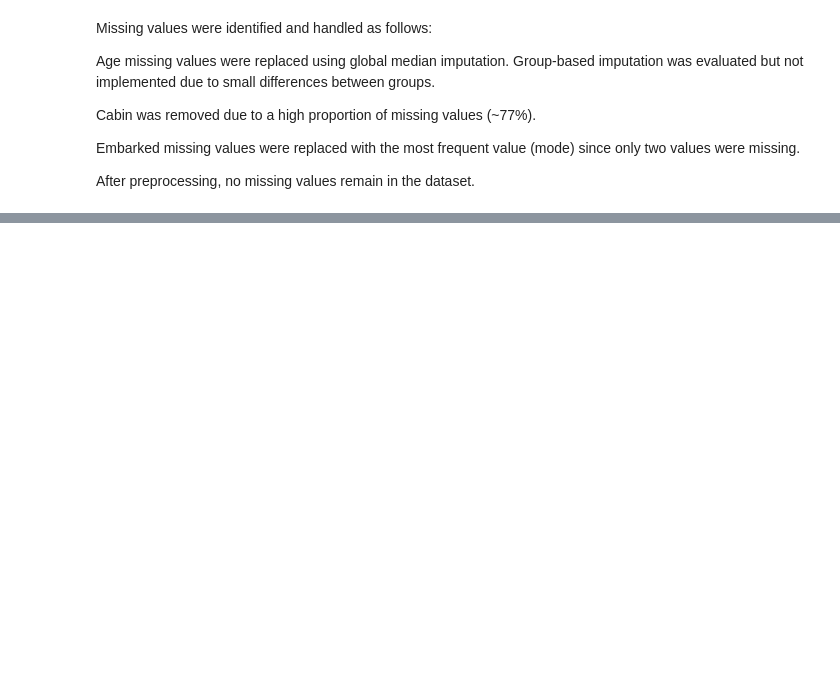
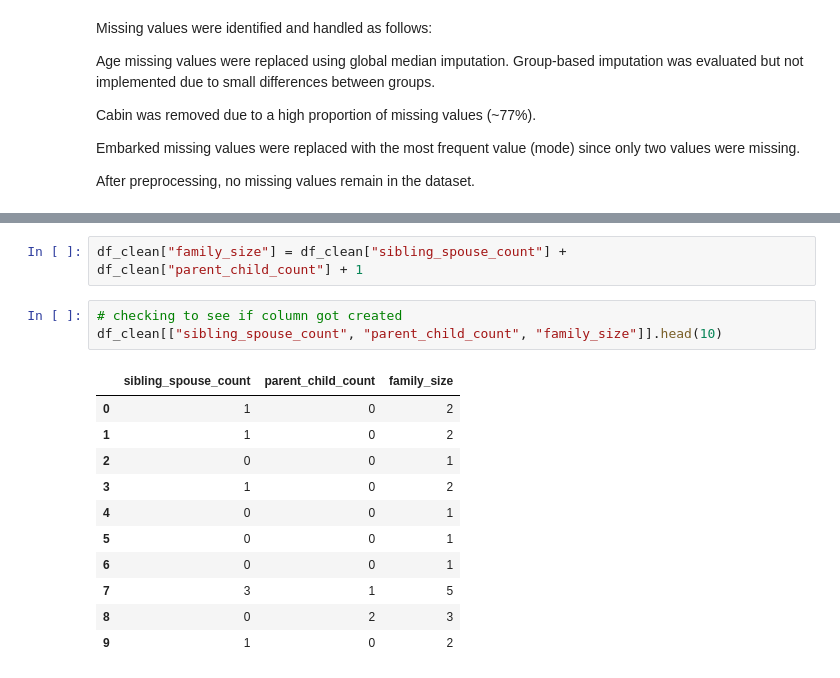
Before and after one commit to helben2002/TitanicCapstoneProject, a Jupyter notebook: ml/notebooks/helene.ipynb, the cells around one changed output, grey strips where cells are left out. Drawn from its saved outputs; the diff is of its cells as text; blank space fills up the shorter version.

```diff
--- a/ml/notebooks/helene.ipynb
+++ b/ml/notebooks/helene.ipynb
@@ -248,0 +264,17 @@ After preprocessing, no missing values remain in the dataset.
+# %%
+df_clean["family_size"] = df_clean["sibling_spouse_count"] + df_clean["parent_child_count"] + 1
+# %%
+# checking to see if column got created
+df_clean[["sibling_spouse_count", "parent_child_count", "family_size"]].head(10)
+# %% [output]
+|  | sibling_spouse_count | parent_child_count | family_size |
+| 0 | 1 | 0 | 2 |
+| 1 | 1 | 0 | 2 |
+| 2 | 0 | 0 | 1 |
+| 3 | 1 | 0 | 2 |
+| 4 | 0 | 0 | 1 |
+| 5 | 0 | 0 | 1 |
+| 6 | 0 | 0 | 1 |
+| 7 | 3 | 1 | 5 |
+| 8 | 0 | 2 | 3 |
+| 9 | 1 | 0 | 2 |
```
Also changed, not shown: parts of 8 cells of this notebook.
